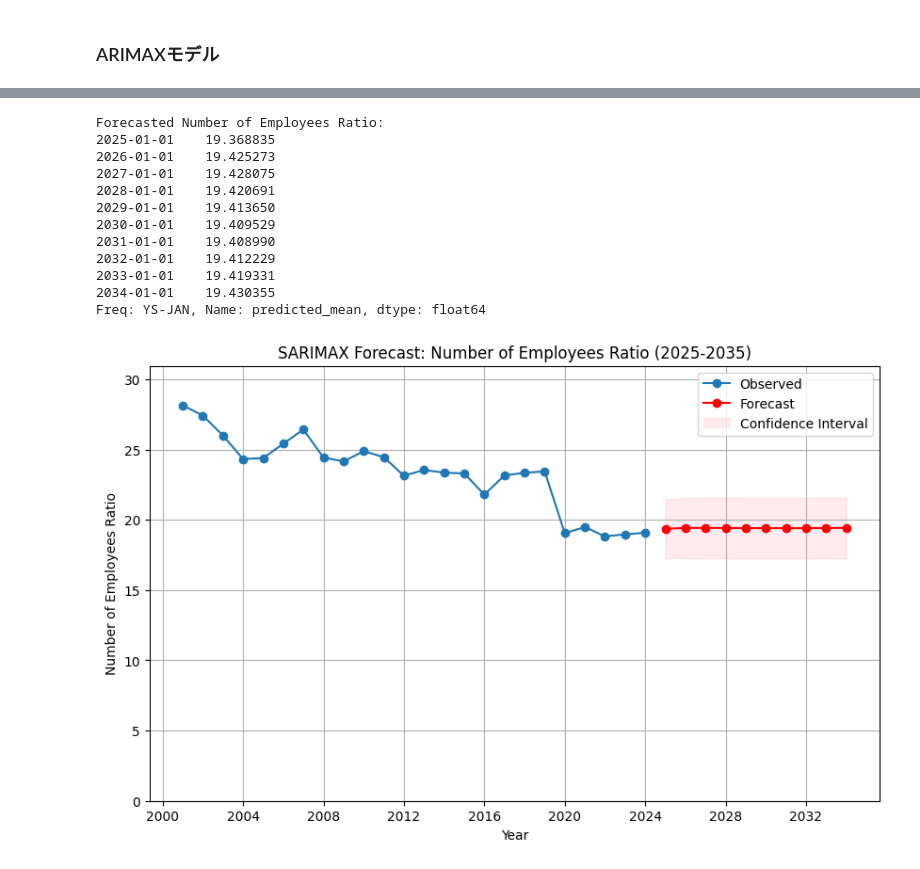
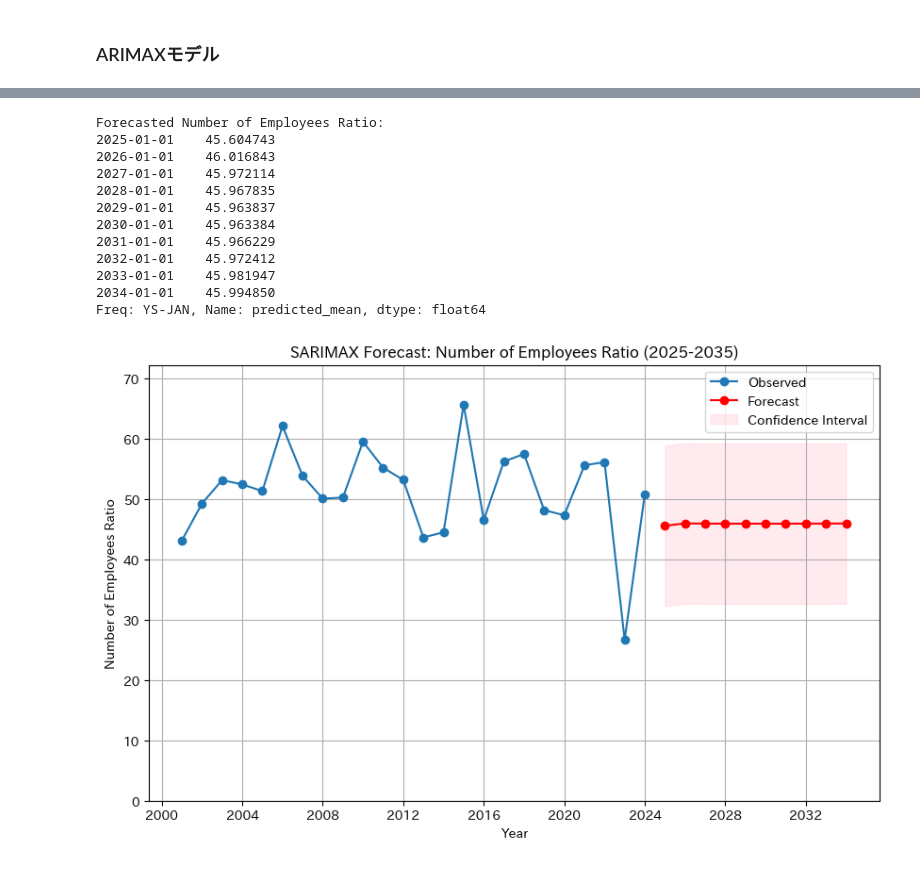
Before and after one commit to M-Yusei1001/K417_Capstone_G9, a Jupyter notebook: predict.ipynb, the cells around one changed output, grey strips where cells are left out. Cells and saved outputs as stored; diff of their text form; code cells hidden in the pictures.

```diff
--- a/predict.ipynb
+++ b/predict.ipynb
@@ -14,0 +25,6 @@ df.head()
+# %%
+company_size = "T"
+gender = "Male"
+education_level = "University"
+age_group = "25-29"
+service_length = "T"
@@ -15,6 +33,7 @@ df.head()
 # %%
-df = df[(df["age_group"] == "25-29") &
-        (df["company_size"] == "T") &
-        (df["gender"] == "Total") &
-        (df["education_level"] == "Total") &
-        (df["service_length"] == "T")]
+df = data[(data["age_group"] == age_group) &
+        (data["company_size"] == company_size) &
+        (data["gender"] == gender) &
+        (data["education_level"] == education_level) &
+        (data["service_length"] == service_length)]
+df[df["year"] == 2024].head()
@@ -90,12 +158,16 @@ print(f"年の係数: {model.coef_[0][1]}")
 # %%
 # 2035年までの予測
-# total_annual_income_ratioを、前年の1.01倍にしていく
+# total_annual_income_ratioが、future_years年間で +percentage % になると仮定
+percentage = 10  # future_years全体での増加率
 future_years = 5
 curr_wage = df["total_annual_income_ratio"].iloc[-1]
 last_year = df["year"].iloc[-1]
 min_year = df["year"].min()
 
-future_wage_up = [curr_wage * (1.0 ** i) for i in range(1, future_years + 1)]
+# 目標賃金比率を計算し、そこに向けて線形に増加させると仮定
+target_wage = curr_wage * (1 + percentage / 100)
+future_wage_up = np.linspace(curr_wage, target_wage, future_years + 1)[1:]
+
 future_years_list = [last_year + i for i in range(1, future_years + 1)]
 
 # 学習時と同様に、yearから最小年を引いて正規化する
@@ -119,0 +192,12 @@ Year: 2029, Predicted Total Annual Income Ratio: 96.37, Predicted Number of Empl
+# %%
+# 直近のtotal_annual_income_totalを取得（将来も一定と仮定）
+current_total_annual_income_total = df["total_annual_income_total"].iloc[-1]
+
+# 将来の賃金実数を計算 (比率 * 全体)
+future_total_annual_income = (future_wage_up/100) * current_total_annual_income_total
+
+# 結果の表示
+print(f"Base Total Annual Income (Total, Last Year): {current_total_annual_income_total:,.0f}")
+print(f"Base Total Monthly Income (Total, Last Year): {current_total_annual_income_total/12:,.0f}")
+for year, wage in zip(future_years_list, future_total_annual_income):
+    print(f"Year: {year}, Predicted Total Annual Income (Specific Total): {wage:,.0f}, Monthly: {wage/12:,.0f}")
@@ -184,44 +320,44 @@ future_dates = pd.to_datetime([f'{year}-01-01' for year in future_years_sarima])
 last_income_ratio_sarima = df_sarima["total_annual_income_ratio"].iloc[-1]
 future_income_ratios = []
 for _ in future_years_sarima:
-    last_income_ratio_sarima *= 1.013
+    last_income_ratio_sarima *= multipy
     future_income_ratios.append(last_income_ratio_sarima)
 
 future_exog = pd.DataFrame({'total_annual_income_ratio': future_income_ratios}, index=future_dates)
 future_exog.index.freq = 'YS'
 
 # 予測の実行
 forecast = results.get_forecast(steps=len(future_years_sarima), exog=future_exog)
 forecast_mean = forecast.predicted_mean
 conf_int = forecast.conf_int()
 
 # 結果の表示
 print("Forecasted Number of Employees Ratio:")
 print(forecast_mean)
 
 # プロット
 plt.figure(figsize=(10, 6))
 plt.plot(df_sarima.index, df_sarima["num_of_employees_ratio"], label='Observed', marker='o')
 plt.plot(forecast_mean.index, forecast_mean, label='Forecast', marker='o', color='red')
 plt.fill_between(conf_int.index, conf_int.iloc[:, 0], conf_int.iloc[:, 1], color='pink', alpha=0.3, label='Confidence Interval')
 plt.xlabel("Year")
 plt.ylabel("Number of Employees Ratio")
 plt.ylim(0, max(df_sarima["num_of_employees_ratio"].max(), forecast_mean.max()) * 1.1)
 plt.title("SARIMAX Forecast: Number of Employees Ratio (2025-2035)")
 plt.legend()
 plt.grid(True)
 plt.show()
 # %% [output]
 Forecasted Number of Employees Ratio:
-2025-01-01    19.368835
-2026-01-01    19.425273
-2027-01-01    19.428075
-2028-01-01    19.420691
-2029-01-01    19.413650
-2030-01-01    19.409529
-2031-01-01    19.408990
-2032-01-01    19.412229
-2033-01-01    19.419331
-2034-01-01    19.430355
+2025-01-01    45.604743
+2026-01-01    46.016843
+2027-01-01    45.972114
+2028-01-01    45.967835
+2029-01-01    45.963837
+2030-01-01    45.963384
+2031-01-01    45.966229
+2032-01-01    45.972412
+2033-01-01    45.981947
+2034-01-01    45.994850
 Freq: YS-JAN, Name: predicted_mean, dtype: float64
-[figure, old version]
+[figure, new version]
```
Also changed, not shown: parts of 19 cells of this notebook, 4 other files.
